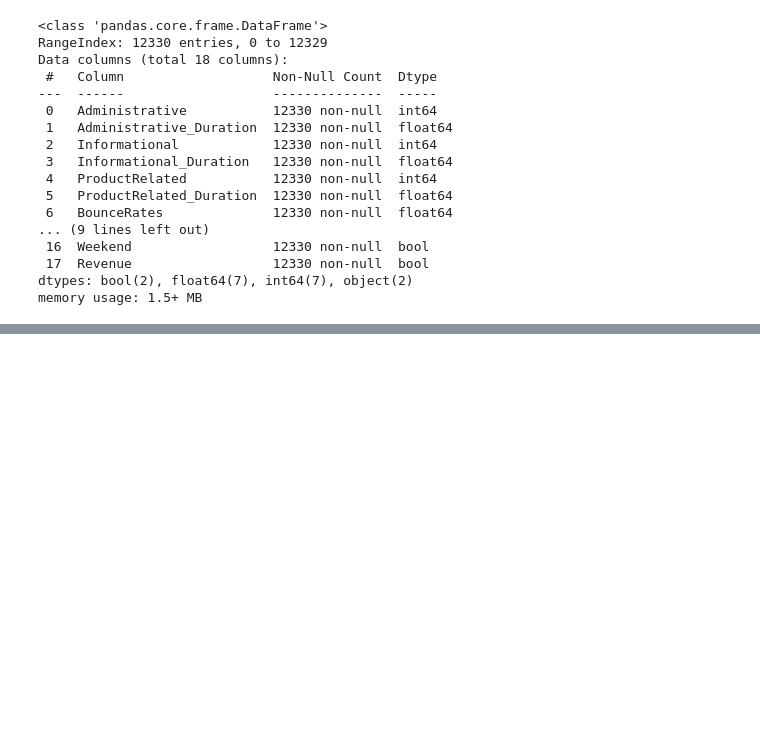
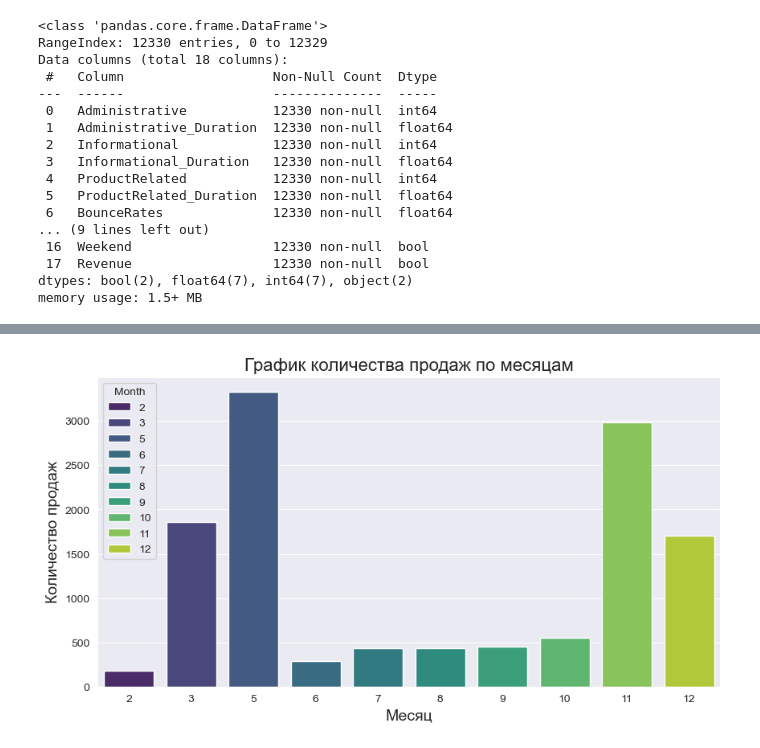
Before and after one commit to mr-Dmitri/BELHARD_DataScience_BaseLevel_DZ-4, a Jupyter notebook: DZ-4.ipynb, the cells around one changed output, grey strips where cells are left out. Cells and saved outputs as stored; diff of their text form; code cells hidden in the pictures; blank space fills up the shorter version.

```diff
--- a/DZ-4.ipynb
+++ b/DZ-4.ipynb
@@ -143,0 +185,12 @@ dtype: int64
+# %%
+# Преобразование типов данных в числовые значения для возможности их обработки
+df['Month'] = df['Month'].map({ 'Jan': 1, 'Feb': 2, 'Mar': 3, 'Apr': 4,
+                                    'May': 5, 'June': 6,'Jul': 7, 'Aug': 8,
+                                    'Sep': 9, 'Oct': 10,'Nov': 11,'Dec': 12})
+# %%
+
+df['VisitorType'] = df['VisitorType'].astype('category')
+df['Weekend'] = df['Weekend'].astype('category')
+df['VisitorType'] = df['VisitorType'].cat.codes
+df['Weekend'] = df['Weekend'].astype('int')
+df['Revenue'] = df['Revenue'].astype('int')
@@ -143,0 +214,11 @@ dtype: int64
+# %%
+# Посмотрим оказывает ли месяц влияние на продажи и если да, то какое
+colors = sns.color_palette('viridis', len(df['Month'].unique()))
+plt.figure(figsize=(10, 5))
+sns.countplot(data=df, x='Month', hue='Month', palette=colors)
+plt.title('График количества продаж по месяцам', fontsize=16)
+plt.xlabel('Месяц', fontsize=14)
+plt.ylabel('Количество продаж', fontsize=14)
+plt.show()
+# %% [output]
+[figure, added]
```
Also changed, not shown: parts of 27 cells of this notebook, 1 other file.
